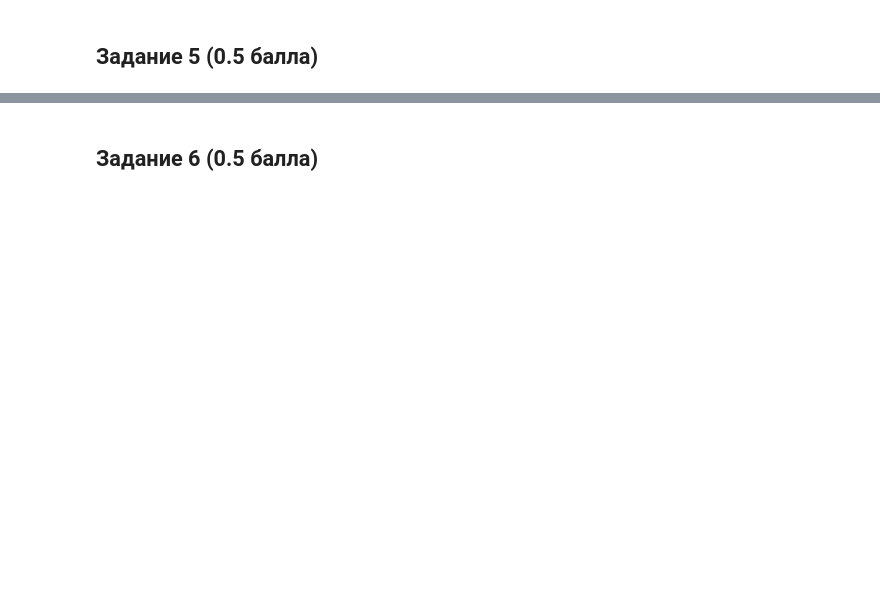
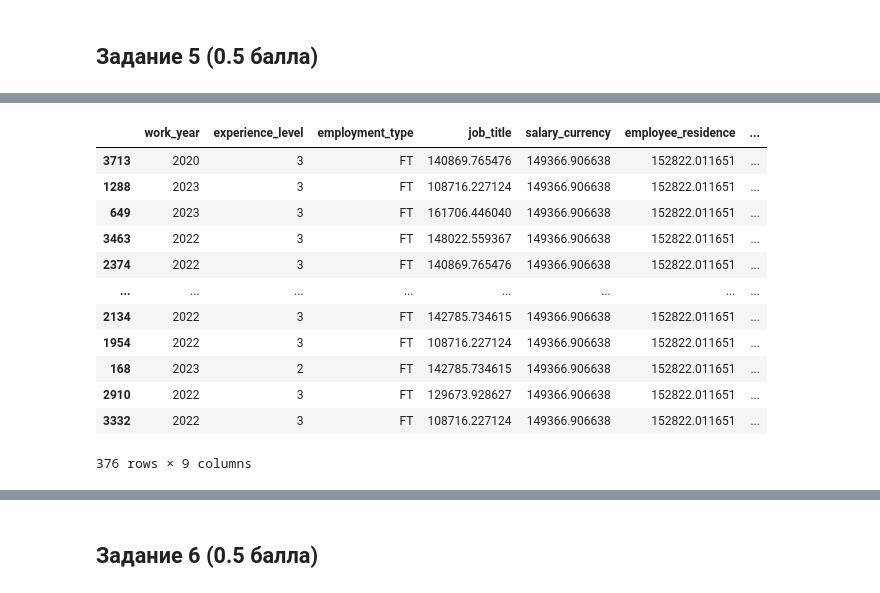
Before and after one commit to lapshinaaa/homework_machineLearning, a Jupyter notebook: homework8.ipynb, the cells around one changed output, grey strips where cells are left out. Saved outputs shown, nothing was run; the diff lists cells and outputs as text; code cells hidden in the pictures; blank space fills up the shorter version.

```diff
--- a/homework8.ipynb
+++ b/homework8.ipynb
@@ -51,5 +51,5 @@ ds_salaries.csv.4   100%[===================>] 205.15K  --.-KB/s    in 0.02s
 # %%
-df = pd.read_csv("ds_salaries.csv.4")
+df = pd.read_csv("ds_salaries.csv")
 # %%
 df.head()
 # %% [output]
@@ -217,0 +280,21 @@ target_encoder = TargetEncoder()
+# %%
+# Boosting model
+# creating an instance of a model and fitting it
+xg_boost = XGBRegressor()
+xg_boost.fit(X_train, y_train)
+
+# getting predictions for test and validation parts of the dataset:
+y_test_pred = xg_boost.predict(X_test)
+y_val_pred = xg_boost.predict(X_val)
+
+# evaluating the model's quality
+val_mape = mean_absolute_percentage_error(y_val, y_val_pred)
+val_rmse = mean_squared_error(y_val, y_val_pred, squared=False)
+
+test_mape = mean_absolute_percentage_error(y_test, y_test_pred)
+test_rmse = mean_squared_error(y_test, y_test_pred, squared=False)
+
+print(f"MAPE score on validation set: {val_mape}")
+print(f"RMSE score on validation set: {val_rmse}")
+print(f"MAPE score on test set: {test_mape}")
+print(f"RMSE score on test set: {test_rmse}")
@@ -221,0 +312,10 @@ target_encoder = TargetEncoder()
+# %%
+# getting the absolutely values of errors:
+abs_error = abs(y_test_pred - y_test)
+
+# creating a data frame with sorted values
+errors_result = pd.DataFrame({'y values': y_test, 'Predicted': y_test_pred,
+                             'Error': abs_error})
+sorted_errors_result = errors_result.sort_values('Error', ascending=False)
+
+sorted_errors_result.head(20)
@@ -221,0 +340,20 @@ target_encoder = TargetEncoder()
+# %%
+# getting indices of the biggest errors and corresponding examples
+error_indices = sorted_errors_result.index.tolist()
+error_examples = X.iloc[error_indices]
+
+error_examples
+# %% [output]
+|  | work_year | experience_level | employment_type | job_title | salary_currency | employee_residence | ... |
+| 3713 | 2020 | 3 | FT | 140869.765476 | 149366.906638 | 152822.011651 | ... |
+| 1288 | 2023 | 3 | FT | 108716.227124 | 149366.906638 | 152822.011651 | ... |
+| 649 | 2023 | 3 | FT | 161706.446040 | 149366.906638 | 152822.011651 | ... |
+| 3463 | 2022 | 3 | FT | 148022.559367 | 149366.906638 | 152822.011651 | ... |
+| 2374 | 2022 | 3 | FT | 140869.765476 | 149366.906638 | 152822.011651 | ... |
+| ... | ... | ... | ... | ... | ... | ... | ... |
+| 2134 | 2022 | 3 | FT | 142785.734615 | 149366.906638 | 152822.011651 | ... |
+| 1954 | 2022 | 3 | FT | 108716.227124 | 149366.906638 | 152822.011651 | ... |
+| 168 | 2023 | 2 | FT | 142785.734615 | 149366.906638 | 152822.011651 | ... |
+| 2910 | 2022 | 3 | FT | 129673.928627 | 149366.906638 | 152822.011651 | ... |
+| 3332 | 2022 | 3 | FT | 108716.227124 | 149366.906638 | 152822.011651 | ... |
+376 rows × 9 columns
```
Also changed, not shown: parts of 14 cells of this notebook.
